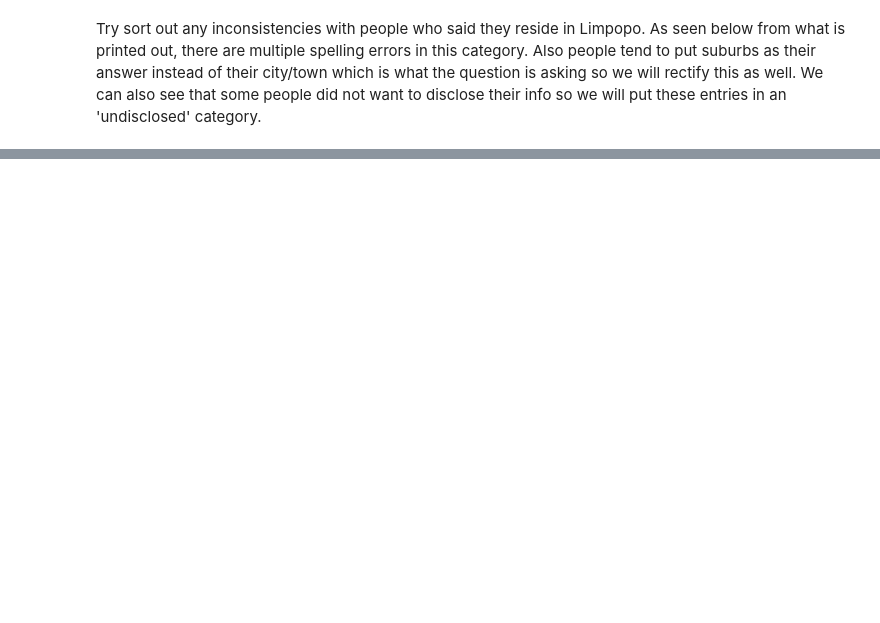
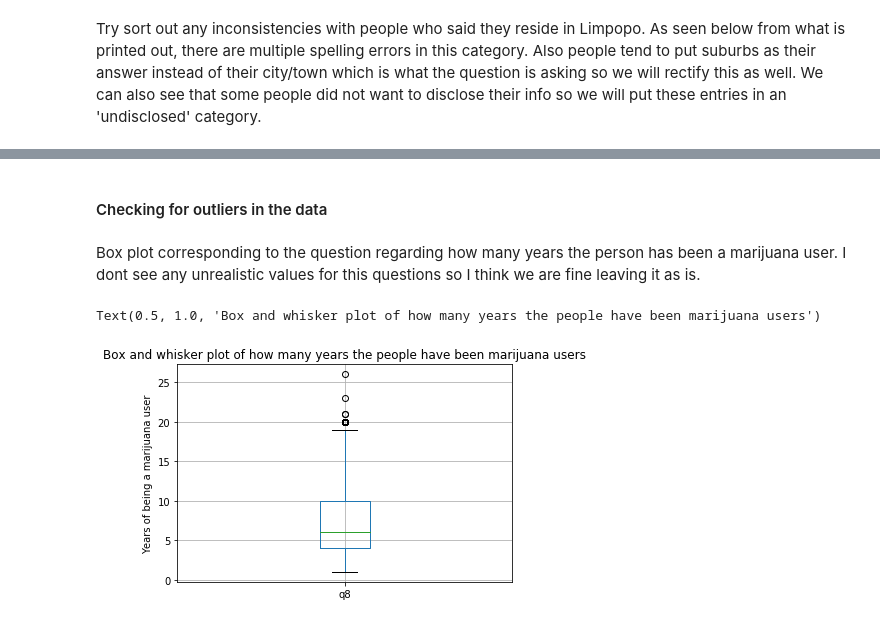
Before and after one commit to Matkicail/DAE-Project, a Jupyter notebook: daeRough.ipynb, the cells around one changed output, grey strips where cells are left out. Cells and saved outputs as stored; diff of their text form; code cells hidden in the pictures; blank space fills up the shorter version.

Commit message:
Data Wrangling section completed

```diff
--- a/daeRough.ipynb
+++ b/daeRough.ipynb
@@ -208,6 +208,8 @@ dataset['q6'].loc[dataset['q6'] == 'I do not wish to disclose this information']
 dataset['q7'].loc[dataset['q7'] == 'I do not wish to disclose this information'] = 'Undisclosed'
 dataset['q11'].loc[dataset['q11'] == '.'] = 'Undisclosed'
 dataset['q13'].loc[dataset['q13'] == '.'] = 'Undisclosed'
+dataset['q17'].loc[dataset['q17'] == '.'] = 'Undisclosed'
+dataset['q18'].loc[dataset['q18'] == '.'] = 'Undisclosed'
 dataset['q20'].loc[dataset['q20'] == 'I do not wish to disclose this information'] = 'Undisclosed'
 dataset['q21'].loc[dataset['q21'] == 'I do not wish to disclose this information'] = 'Undisclosed'
 # %% [markdown]
@@ -613,7 +617,7 @@ dataset['q13'].loc[(dataset['q12'] == 'The Eastern Cape') & (dataset['q13'] == "
 dataset['q13'].loc[(dataset['q12'] == 'The Eastern Cape') & (dataset['q13'] == "Jeffreys bay")] = "Jeffreys Bay"
 dataset['q13'].loc[(dataset['q12'] == 'The Eastern Cape') & (dataset['q13'] == 'Eastern Cape')] = 'Undisclosed'
 dataset['q13'].loc[(dataset['q12'] == 'The Eastern Cape') & (dataset['q13'] == 'EC')] = 'Undisclosed'
-dataset['q13'].loc[(dataset['q12'] == 'The Eastern Cape') & (dataset['q13'] == 'Cape Town')] = 'Undisclosed'
+dataset['q13'].loc[(dataset['q12'] == 'The Eastern Cape') & (dataset['q13'] == 'Cape town')] = 'Undisclosed'
 dataset['q13'].loc[(dataset['q12'] == 'The Eastern Cape') & (dataset['q13'] == 'Order from gauteng')] = 'Undisclosed'
 dataset['q13'].loc[(dataset['q12'] == 'The Eastern Cape') & (dataset['q13'] == 'Mdumbi, Transkei')] = 'Mdumbi'
 dataset['q13'].loc[(dataset['q12'] == 'The Eastern Cape') & (dataset['q13'] == 'Makana')] = 'Makhanda'
@@ -667,6 +671,7 @@ dataset['q13'].loc[(dataset['q12'] == 'KwaZulu-Natal') & (dataset['q13'] == 'No
 dataset['q13'].loc[(dataset['q12'] == 'KwaZulu-Natal') & (dataset['q13'] == 'Will not disclose')] = 'Undisclosed'
 dataset['q13'].loc[(dataset['q12'] == 'KwaZulu-Natal') & (dataset['q13'] == 'South Coast KZN')] = 'Undisclosed'
 dataset['q13'].loc[(dataset['q12'] == 'KwaZulu-Natal') & (dataset['q13'] == 'Purchased online')] = 'Undisclosed'
+dataset['q13'].loc[(dataset['q12'] == 'KwaZulu-Natal') & (dataset['q13'] == 'Nope')] = 'Undisclosed'
 
 #when people provide two cities/towns then duplicate record but change the province and/or city/town so both are covered
 multAnswer = dataset.loc[dataset['q13'] == 'Durban and Pretoria'].copy()
@@ -825,7 +830,7 @@ print("-----------------------------------------------------")
 
 #fixing spelling errors & changing suburbs people put in to their repective city or town as it asked for city or town
 #also putting the people who did not want to disclose their info in an 'undisclosed' category
-dataset['q13'].loc[(dataset['q12'] == 'The Northern Cape') & (dataset['q13'] == 'KImberly')] = 'Kimberly'
+dataset['q13'].loc[(dataset['q12'] == 'The Northern Cape') & (dataset['q13'] == 'KImberley')] = 'Kimberley'
 dataset['q13'].loc[(dataset['q12'] == 'The Northern Cape') & (dataset['q13'] == 'Mothibi stad')] = 'Mothibistad'
 dataset['q13'].loc[(dataset['q12'] == 'The Northern Cape') & (dataset['q13'] == 'Cape Town')] = 'Undisclosed'
 
@@ -1158,0 +1390,11 @@ Name: q21, dtype: int64
+# %% [markdown]
+#### Checking for outliers in the data
+# %% [markdown]
+Box plot corresponding to the question regarding how many years the person has been a marijuana user. I dont see any unrealistic values for this questions so I think we are fine leaving it as is.
+# %%
+dataset.boxplot(column = ['q8'])
+plt.ylabel('Years of being a marijuana user')
+plt.title('Box and whisker plot of how many years the people have been marijuana users')
+# %% [output]
+Text(0.5, 1.0, 'Box and whisker plot of how many years the people have been marijuana users')
+[figure, added]
```
Also changed, not shown: parts of 82 cells of this notebook.
